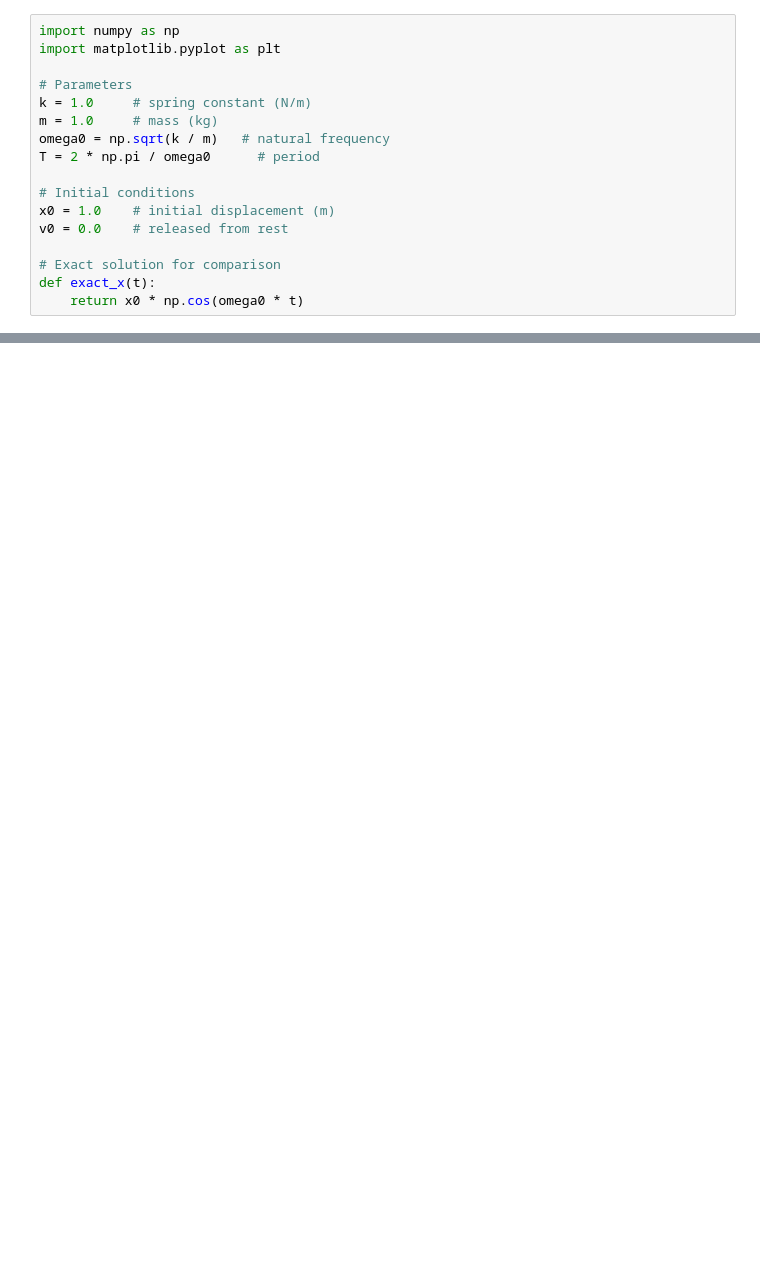
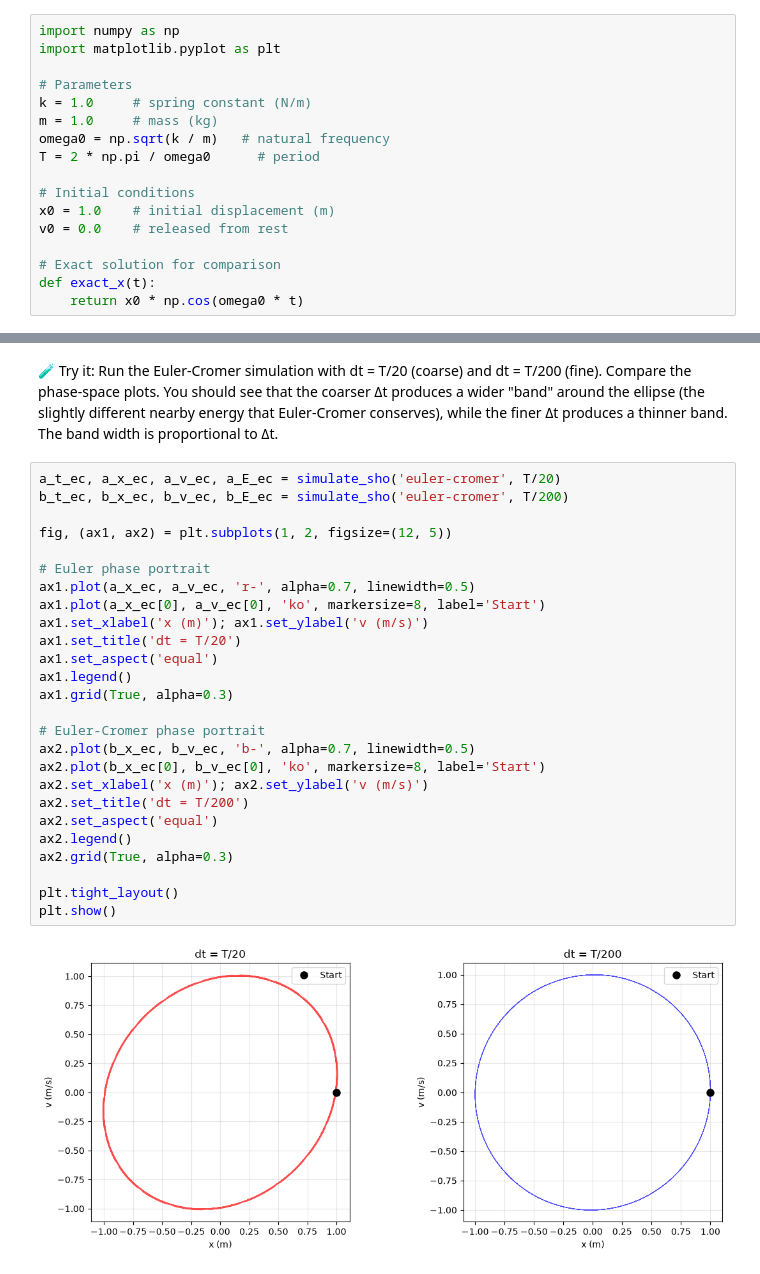
Before and after one commit to inoe-tech/phys311, a Jupyter notebook: labs/Lab 3/Lesson 3.ipynb, the cells around one changed output, grey strips where cells are left out. Saved outputs shown, nothing was run; the diff lists cells and outputs as text; blank space fills up the shorter version.

```diff
--- a/labs/Lab 3/Lesson 3.ipynb
+++ b/labs/Lab 3/Lesson 3.ipynb
@@ -78,0 +104,30 @@ plt.show()
+# %% [markdown]
+🧪 Try it: Run the Euler-Cromer simulation with dt = T/20 (coarse) and dt = T/200 (fine). Compare the phase-space plots. You should see that the coarser Δt produces a wider "band" around the ellipse (the slightly different nearby energy that Euler-Cromer conserves), while the finer Δt produces a thinner band. The band width is proportional to Δt.
+# %%
+a_t_ec, a_x_ec, a_v_ec, a_E_ec = simulate_sho('euler-cromer', T/20)
+b_t_ec, b_x_ec, b_v_ec, b_E_ec = simulate_sho('euler-cromer', T/200)
+
+fig, (ax1, ax2) = plt.subplots(1, 2, figsize=(12, 5))
+
+# Euler phase portrait
+ax1.plot(a_x_ec, a_v_ec, 'r-', alpha=0.7, linewidth=0.5)
+ax1.plot(a_x_ec[0], a_v_ec[0], 'ko', markersize=8, label='Start')
+ax1.set_xlabel('x (m)'); ax1.set_ylabel('v (m/s)')
+ax1.set_title('dt = T/20')
+ax1.set_aspect('equal')
+ax1.legend()
+ax1.grid(True, alpha=0.3)
+
+# Euler-Cromer phase portrait
+ax2.plot(b_x_ec, b_v_ec, 'b-', alpha=0.7, linewidth=0.5)
+ax2.plot(b_x_ec[0], b_v_ec[0], 'ko', markersize=8, label='Start')
+ax2.set_xlabel('x (m)'); ax2.set_ylabel('v (m/s)')
+ax2.set_title('dt = T/200')
+ax2.set_aspect('equal')
+ax2.legend()
+ax2.grid(True, alpha=0.3)
+
+plt.tight_layout()
+plt.show()
+# %% [output]
+[figure, added]
```
Also changed, not shown: parts of 11 cells of this notebook, 4 other files.
